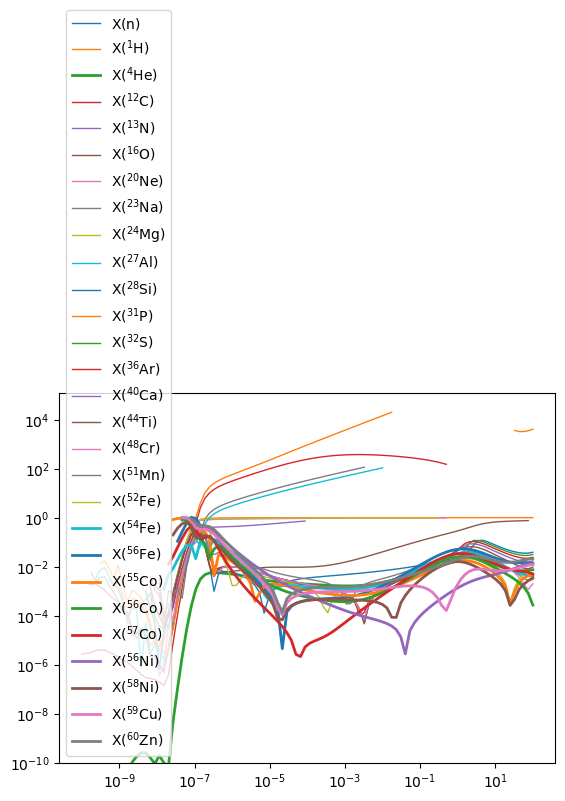
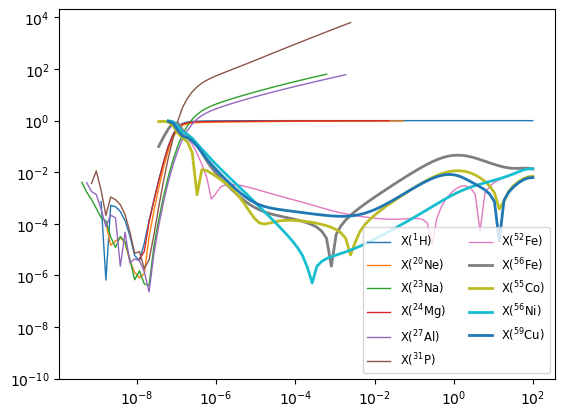
The change to this notebook cell's code, shown as a diff; its figure went from the first image to the second:
--- before
+++ after
@@ -10,11 +10,15 @@
     if X.max() > 1.e-2:
         lw = 2
+    if X.max() < 1.e-6:
+        continue
     X_approx = sol_approx.X_at(ts)[idx, :]
 
     err = np.abs(X - X_approx)
-    err = np.where(X > atol, err, np.nan)
-    
-    ax.loglog(ts, err / X, label=rf"X$({nuc.pretty})$", lw=lw)
+    err = np.where(X > 10*atol, err, np.nan)
+
+    err /= X
+    if np.nanmax(err) > 0.8:
+        ax.loglog(ts, err, label=rf"X$({nuc.pretty})$", lw=lw)
 
 ax.set_ylim(1.e-10)
-ax.legend()
+ax.legend(ncol=2, fontsize="small")

Commit: add an integration example